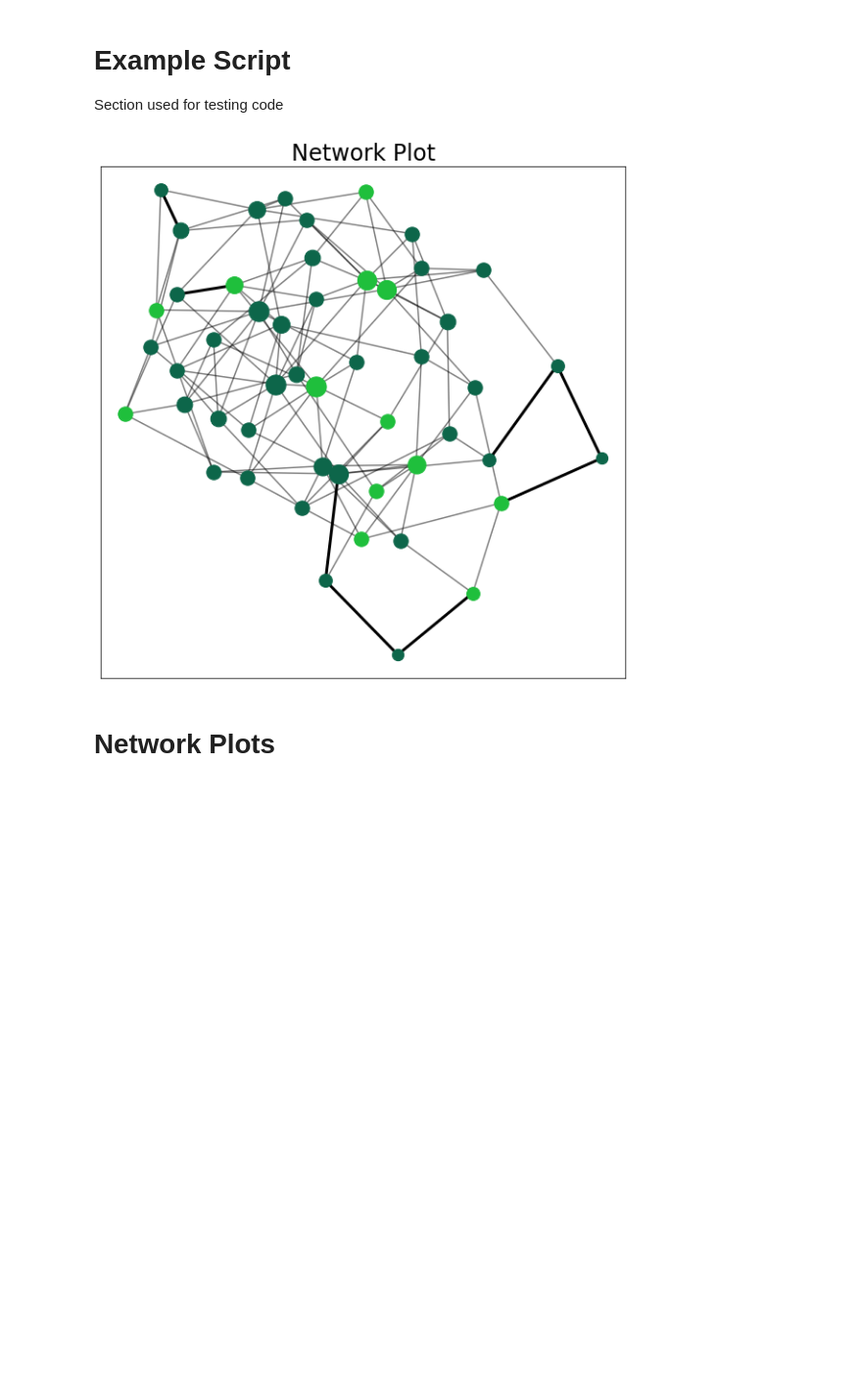
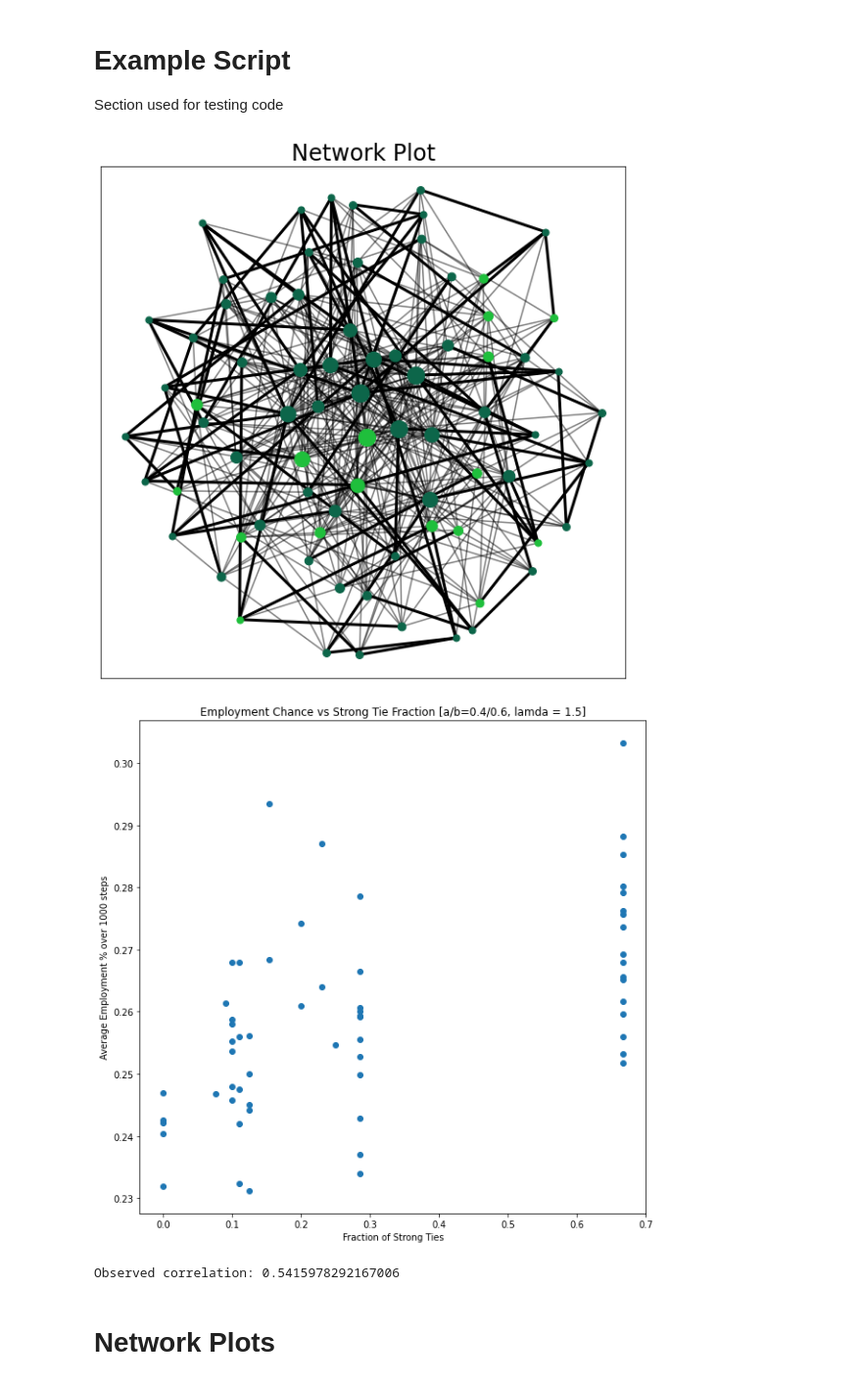
Before and after one commit to MaheshJayasankar/ENA_Term_Paper_Repo, a Jupyter notebook: NetworksSourceCode.ipynb, the cells around one changed output. Shown at 98% size. Cells and saved outputs as stored; diff of their text form; code cells hidden in the pictures; blank space fills up the shorter version.

Commit message:
Update NetworksSourceCode.ipynb
Clarifications on Example Script Section

```diff
--- a/NetworksSourceCode.ipynb
+++ b/NetworksSourceCode.ipynb
@@ -1440,44 +1440,58 @@ class Plotter:
 
 Section used for testing code
 # %%
-final_budget = 28
-extra_budget_tolerance = 6
-lamda = 2.5
-n_nodes = 50
+# Define Network Parameters
+lamda = 1.5
+n_nodes = 75
+max_tie_budget = 6
+min_tie_budget = 2
 
-max_tie_budget = ((final_budget + extra_budget_tolerance + 1) / (lamda + 0.5)) + (extra_budget_tolerance) / 2
-# max_tie_budget = 9
-min_tie_budget = max(2, int(final_budget / 2 - lamda**2))
+# Some parameters are unique to the topology of the network. See Generator class for details.
+final_budget = 8
+extra_budget_tolerance = 4
 
-np.random.seed(0)
-# generator = Generator(n_nodes= 250, prob_strong_tie= 0, min_tie_budget= min_tie_budget,
-#                       max_tie_budget = max_tie_budget / 250, lamda = lamda, attach_bias = 0.001,
-#                       final_budget = final_budget, extra_budget_tolerance= extra_budget_tolerance,
-#                       rewire_prob = 0)
-generator = Generator(n_nodes= n_nodes, prob_strong_tie= 0.4, min_tie_budget= 2,
-                      max_tie_budget = 6 / n_nodes, lamda = lamda, attach_bias = 0.001,
-                      final_budget = 18, extra_budget_tolerance = 6, rewire_prob = 0.2)
 
-# network = generator.GenerateScaleFreeNetwork(seed = 0)
-network = generator.GenerateNetwork(seed = 2)
+# Define the generator object
+generator = Generator(n_nodes= n_nodes, min_tie_budget= min_tie_budget,
+                      max_tie_budget = max_tie_budget / n_nodes, lamda = lamda, attach_bias = 0.001,
+                      final_budget = final_budget, extra_budget_tolerance= extra_budget_tolerance)
+
+# Generate a network object from the generator
+network = generator.GenerateScaleFreeNetwork(seed = 0)
+
+# Define the simulator object
 simulator = Simulator(network, hire_prob = 0.4, fire_prob= 0.6)
+# Define the plotter object
 plotter = Plotter(network, simulator, generator, tie_width= 1.5, strong_tie_width_multiplier= 2,
-                  node_size = 150, node_size_scaling = 2)
+                  node_size = 50, node_size_scaling = 6)
 
-# generator.UpgradeTies(network, max_budget= final_budget, extra_budget_tolerance= 6)
+# Quick method to perform the simulation
+simulator.PerformSimulation(sim_steps= 1000)
 
-# simulator.PerformSimulation()
+# Alternatively, for more control over the simulation, use:
+
+# sim_steps = 1000
+# for step in range(sim_steps):
+#   simulator.SimOneTimeStep()
+
+# Examples of plot functions
 
 plotter.PlotNetwork()
-# # plotter.PlotTieDist()
-# # plotter.PlotBudgetDist()
-# # plotter.PlotStrongTieDist()
+# plotter.PlotTieDist()
+# plotter.PlotBudgetDist()
+# plotter.PlotStrongTieDist()
 
-# corr, interp_data_strip = plotter.GetEmpStrongTieCorr(
-#     n_realisations= 5, n_networks = 5, only_consider_below_budget= 35,
-#     only_consider_above_budget = 28, network_type= 'Random', return_data = True)
+# Used for the correlation plots and subsequent analysis
+
+corr, interp_data_strip = plotter.GetEmpStrongTieCorr(
+    n_realisations= 5, network_type= 'ScaleFree', only_consider_below_budget= 15,
+    return_data = True)
+
+print(f"Observed correlation: {corr}")
 # %% [output]
-[figure, old version]
+[figure, new version]
+[figure, added]
+Observed correlation: 0.5415978292167006
 # %% [markdown]
 # Network Plots
 # %% [markdown]
```
Also changed, not shown: parts of 4 cells of this notebook.
